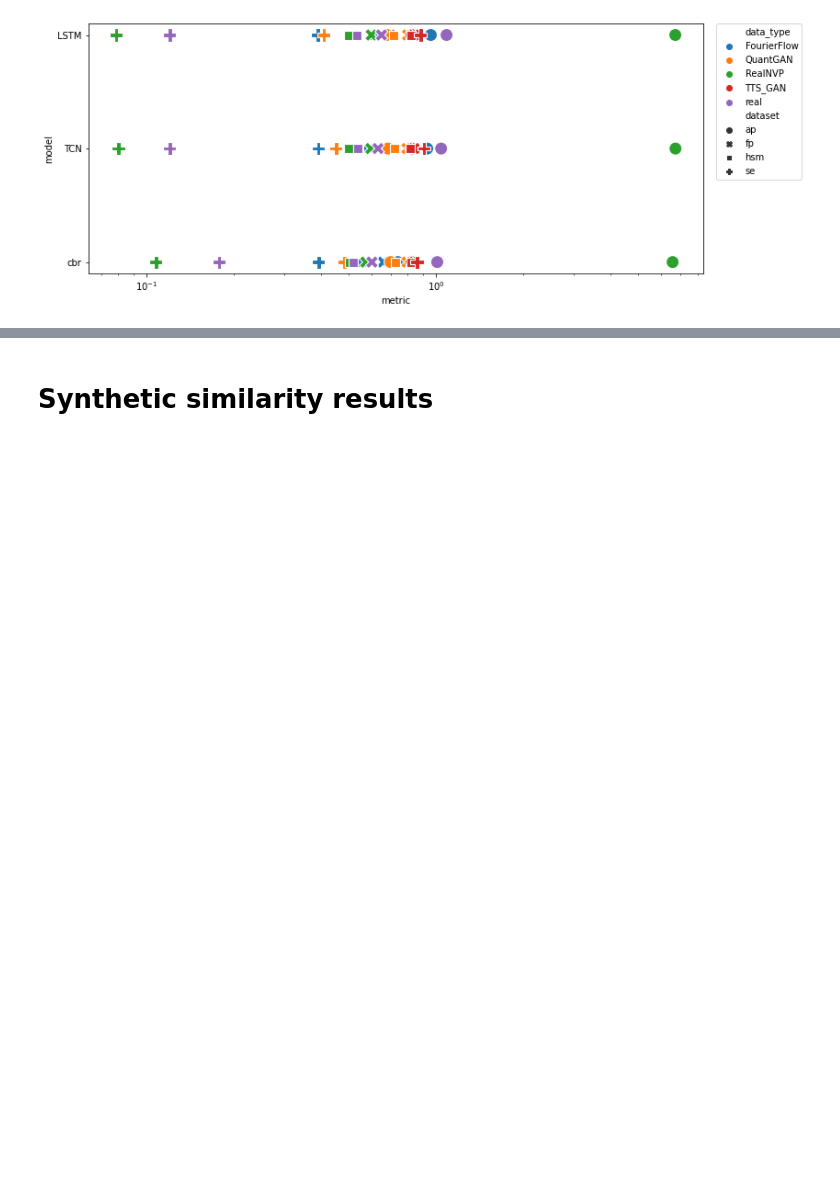
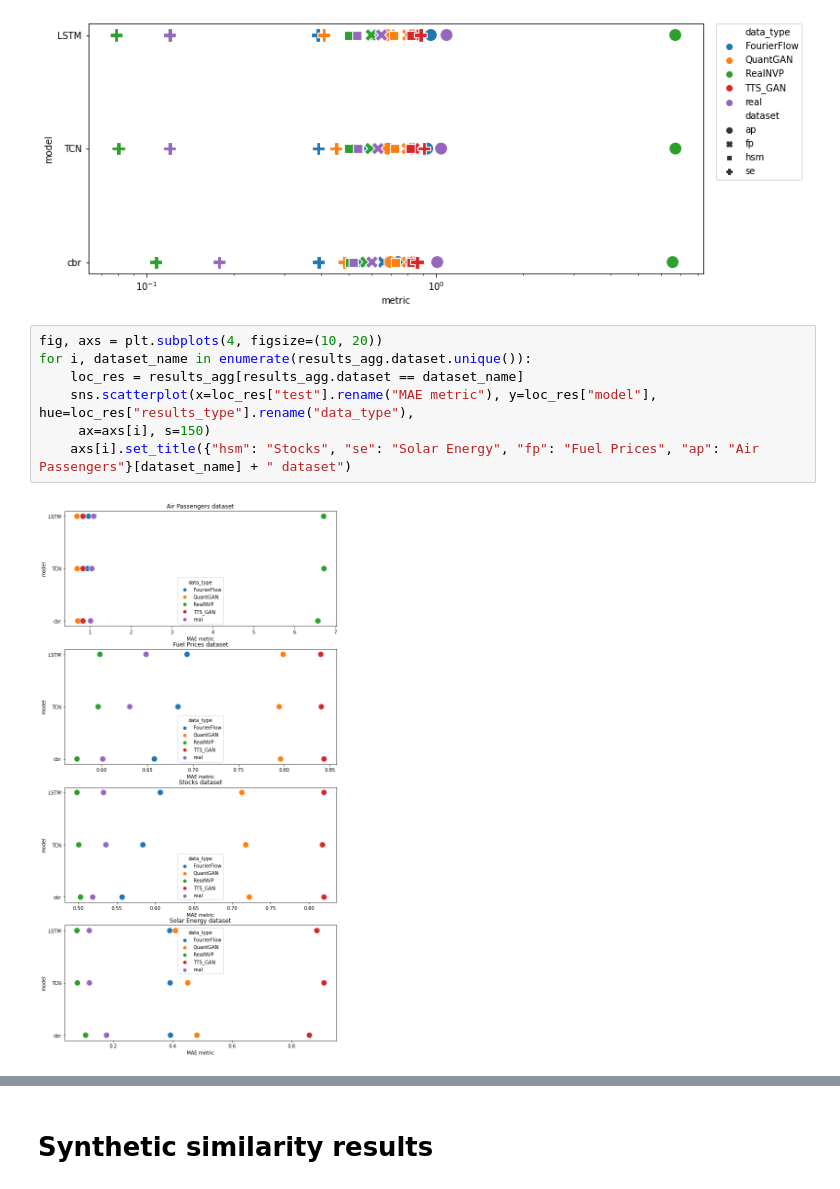
Before and after one commit to timetoai/TimeDiffusion_synth, a Jupyter notebook: results_visualization.ipynb, the cells around one changed output, grey strips where cells are left out. Cells and saved outputs as stored; diff of their text form; blank space fills up the shorter version.

```diff
--- a/results_visualization.ipynb
+++ b/results_visualization.ipynb
@@ -87,3 +90,12 @@ plt.xscale("log")
 plt.show()
 # %% [output]
 [figure]
+# %%
+fig, axs = plt.subplots(4, figsize=(10, 20))
+for i, dataset_name in enumerate(results_agg.dataset.unique()):
+    loc_res = results_agg[results_agg.dataset == dataset_name]
+    sns.scatterplot(x=loc_res["test"].rename("MAE metric"), y=loc_res["model"], hue=loc_res["results_type"].rename("data_type"),
+     ax=axs[i], s=150)
+    axs[i].set_title({"hsm": "Stocks", "se": "Solar Energy", "fp": "Fuel Prices", "ap": "Air Passengers"}[dataset_name] + " dataset")
+# %% [output]
+[figure, added]
```
Also changed, not shown: parts of 4 cells of this notebook.
